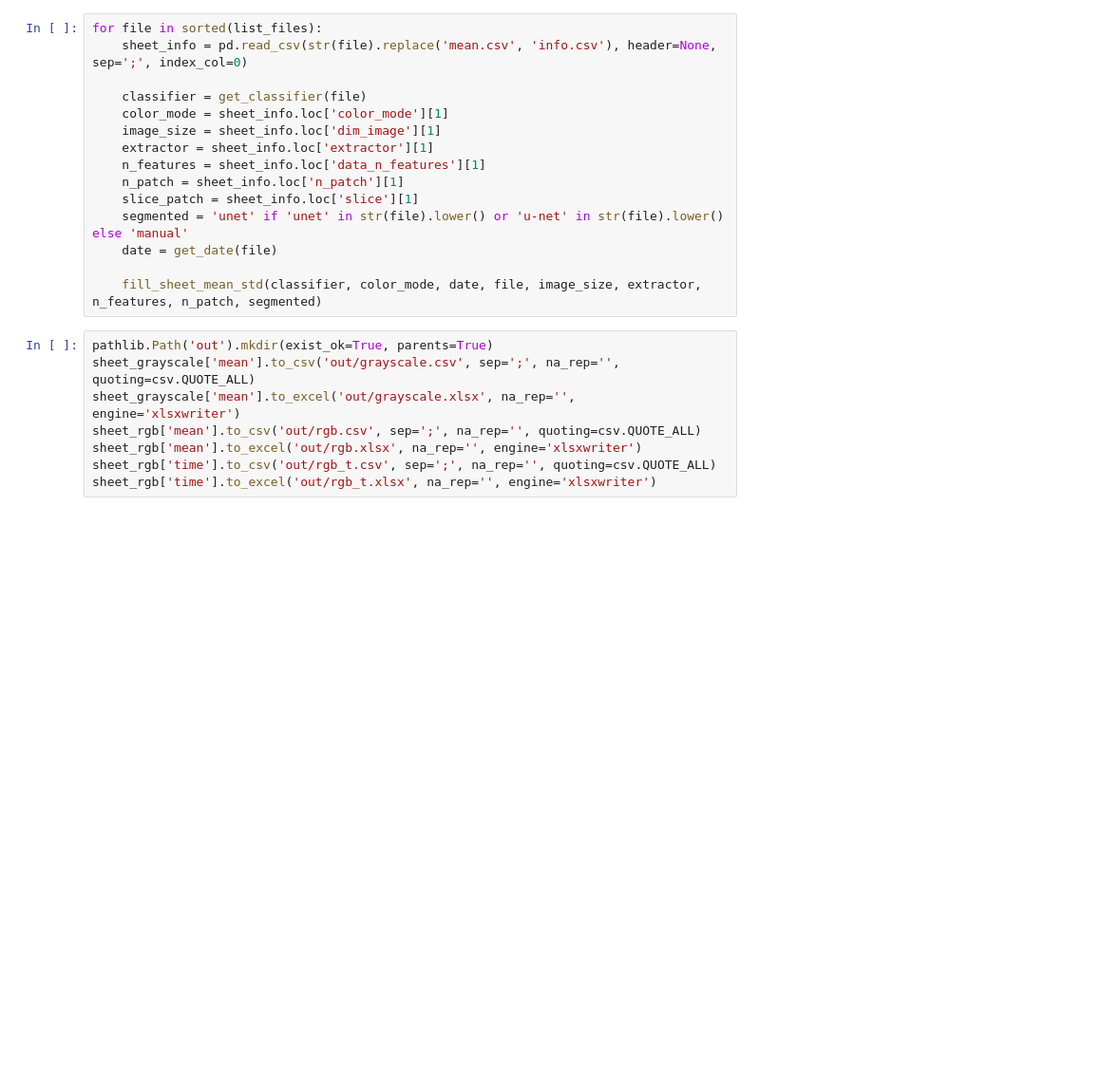
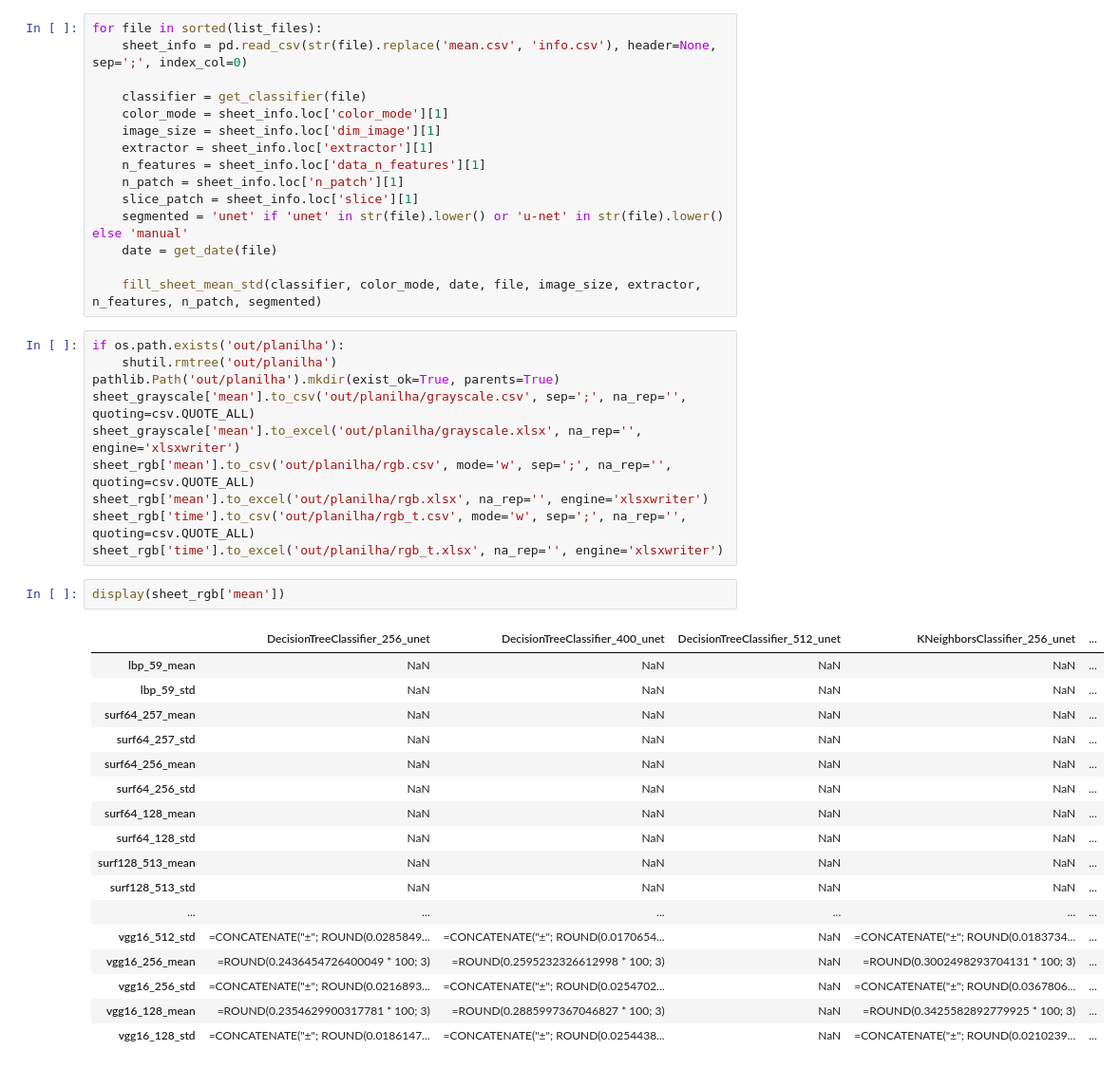
Before and after one commit to xaaaandao/piperaceae-identification-paper, a Jupyter notebook: read_result.ipynb, the cells around one changed output. Shown at 95% size. Saved outputs shown, nothing was run; the diff lists cells and outputs as text; blank space fills up the shorter version.

```diff
--- a/read_result.ipynb
+++ b/read_result.ipynb
@@ -122,10 +153,32 @@ for file in sorted(list_files):
 
     fill_sheet_mean_std(classifier, color_mode, date, file, image_size, extractor, n_features, n_patch, segmented)
 # %%
-pathlib.Path('out').mkdir(exist_ok=True, parents=True)
-sheet_grayscale['mean'].to_csv('out/grayscale.csv', sep=';', na_rep='', quoting=csv.QUOTE_ALL)
-sheet_grayscale['mean'].to_excel('out/grayscale.xlsx', na_rep='', engine='xlsxwriter')
-sheet_rgb['mean'].to_csv('out/rgb.csv', sep=';', na_rep='', quoting=csv.QUOTE_ALL)
-sheet_rgb['mean'].to_excel('out/rgb.xlsx', na_rep='', engine='xlsxwriter')
-sheet_rgb['time'].to_csv('out/rgb_t.csv', sep=';', na_rep='', quoting=csv.QUOTE_ALL)
-sheet_rgb['time'].to_excel('out/rgb_t.xlsx', na_rep='', engine='xlsxwriter')
+if os.path.exists('out/planilha'):
+    shutil.rmtree('out/planilha')
+pathlib.Path('out/planilha').mkdir(exist_ok=True, parents=True)
+sheet_grayscale['mean'].to_csv('out/planilha/grayscale.csv', sep=';', na_rep='', quoting=csv.QUOTE_ALL)
+sheet_grayscale['mean'].to_excel('out/planilha/grayscale.xlsx', na_rep='', engine='xlsxwriter')
+sheet_rgb['mean'].to_csv('out/planilha/rgb.csv', mode='w', sep=';', na_rep='', quoting=csv.QUOTE_ALL)
+sheet_rgb['mean'].to_excel('out/planilha/rgb.xlsx', na_rep='', engine='xlsxwriter')
+sheet_rgb['time'].to_csv('out/planilha/rgb_t.csv', mode='w', sep=';', na_rep='', quoting=csv.QUOTE_ALL)
+sheet_rgb['time'].to_excel('out/planilha/rgb_t.xlsx', na_rep='', engine='xlsxwriter')
+# %%
+display(sheet_rgb['mean'])
+# %% [output]
+|  | DecisionTreeClassifier_256_unet | DecisionTreeClassifier_400_unet | DecisionTreeClassifier_512_unet | KNeighborsClassifier_256_unet | ... |
+| lbp_59_mean | NaN | NaN | NaN | NaN | ... |
+| lbp_59_std | NaN | NaN | NaN | NaN | ... |
+| surf64_257_mean | NaN | NaN | NaN | NaN | ... |
+| surf64_257_std | NaN | NaN | NaN | NaN | ... |
+| surf64_256_mean | NaN | NaN | NaN | NaN | ... |
+| surf64_256_std | NaN | NaN | NaN | NaN | ... |
+| surf64_128_mean | NaN | NaN | NaN | NaN | ... |
+| surf64_128_std | NaN | NaN | NaN | NaN | ... |
+| surf128_513_mean | NaN | NaN | NaN | NaN | ... |
+| surf128_513_std | NaN | NaN | NaN | NaN | ... |
+| ... | ... | ... | ... | ... | ... |
+| vgg16_512_std | =CONCATENATE("±"; ROUND(0.0285849... | =CONCATENATE("±"; ROUND(0.0170654... | NaN | =CONCATENATE("±"; ROUND(0.0183734... | ... |
+| vgg16_256_mean | =ROUND(0.2436454726400049 * 100; 3) | =ROUND(0.2595232326612998 * 100; 3) | NaN | =ROUND(0.3002498293704131 * 100; 3) | ... |
+| vgg16_256_std | =CONCATENATE("±"; ROUND(0.0216893... | =CONCATENATE("±"; ROUND(0.0254702... | NaN | =CONCATENATE("±"; ROUND(0.0367806... | ... |
+| vgg16_128_mean | =ROUND(0.2354629900317781 * 100; 3) | =ROUND(0.2885997367046827 * 100; 3) | NaN | =ROUND(0.3425582892779925 * 100; 3) | ... |
+| vgg16_128_std | =CONCATENATE("±"; ROUND(0.0186147... | =CONCATENATE("±"; ROUND(0.0254438... | NaN | =CONCATENATE("±"; ROUND(0.0210239... | ... |
```
Also changed, not shown: parts of 6 cells of this notebook.
